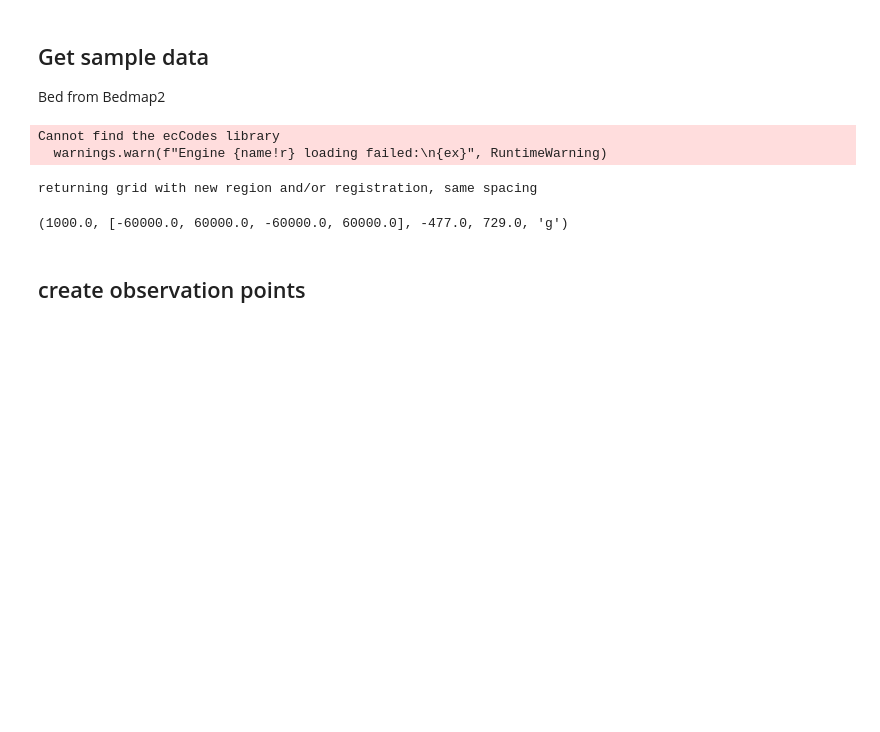
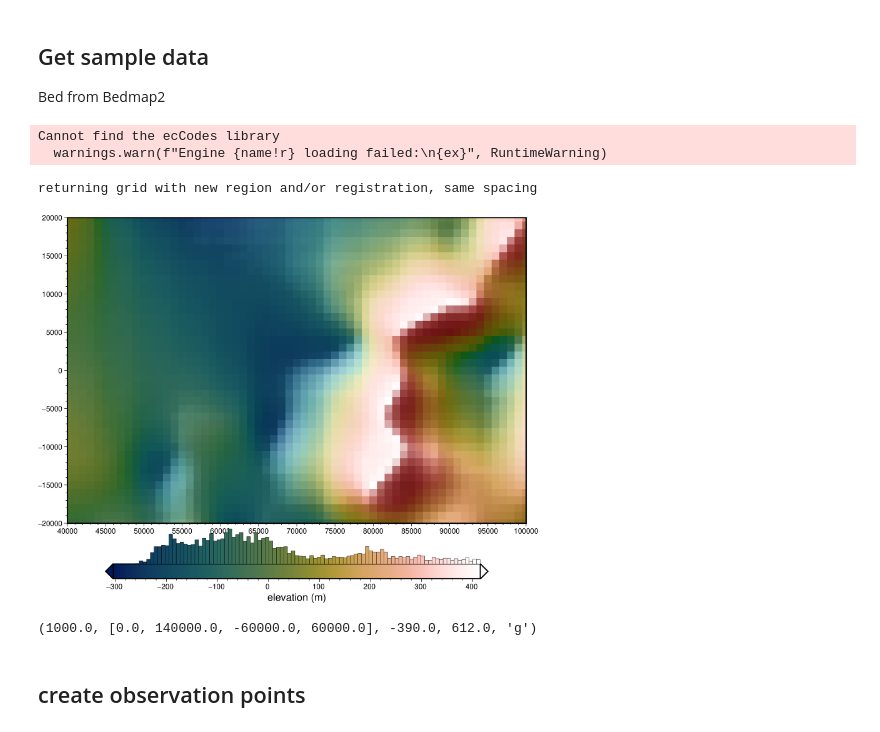
Before and after one commit to mdtanker/RIS_gravity_inversion, a Jupyter notebook: notebooks/density_contrast_1surface.ipynb, the cells around one changed output. Drawn from its saved outputs; the diff is of its cells as text; code cells hidden in the pictures; blank space fills up the shorter version.

```diff
--- a/notebooks/density_contrast_1surface.ipynb
+++ b/notebooks/density_contrast_1surface.ipynb
@@ -37,30 +37,36 @@ Bed from Bedmap2
 # %%
 spacing = 1e3
 
-inner_region = [-20e3, 20e3, -20e3, 20e3]
+inner_region = [40e3, 100e3, -20e3, 20e3]
 
 buffer_region = utils.alter_region(inner_region, buffer=40e3)[1]
 
 bed = fetch.bedmap2(
     layer="bed",
     region=buffer_region,
     spacing=spacing,
 )
 
-# fig = maps.plot_grd(
-#     bed,
-#     inset=True,
-#     titles="Bed",
-#     cbar_label="elevation (m)",
-#     # show_region=inner_region,
-#     hist=True,
-# )
+fig = maps.plot_grd(
+    bed,
+    inset=False,
+    titles="Bed",
+    cbar_label="elevation (m)",
+    # show_region=inner_region,
+    region=inner_region,
+    cmap="batlowW",
+    hist=True,
+    shading=True,
+    robust=True,
+    frame=True,
+)
 
-# fig.show()
+fig.show()
 
 utils.get_grid_info(bed)
 # %% [output]
 Cannot find the ecCodes library
   warnings.warn(f"Engine {name!r} loading failed:\n{ex}", RuntimeWarning)
 returning grid with new region and/or registration, same spacing
+[figure, added]
-(1000.0, [-60000.0, 60000.0, -60000.0, 60000.0], -477.0, 729.0, 'g')
+(1000.0, [0.0, 140000.0, -60000.0, 60000.0], -390.0, 612.0, 'g')
```
Also changed, not shown: parts of 25 cells of this notebook, 19 other files.
